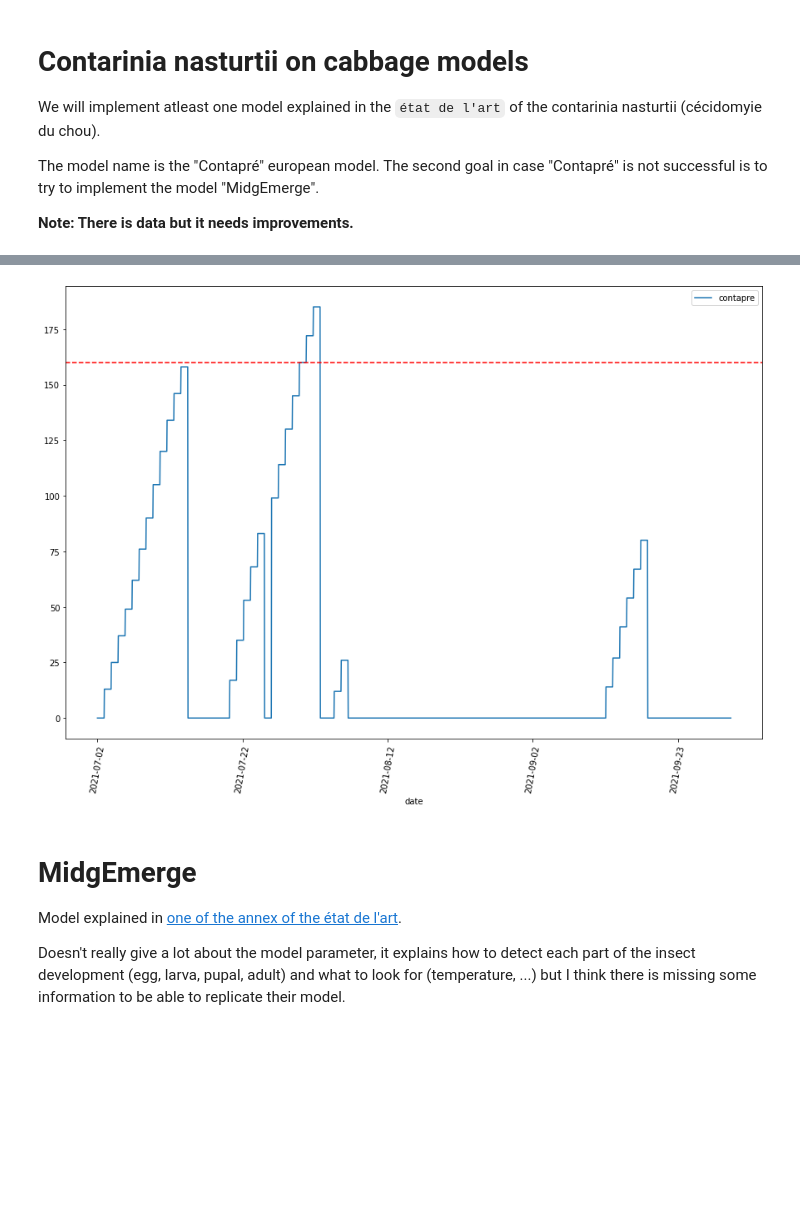
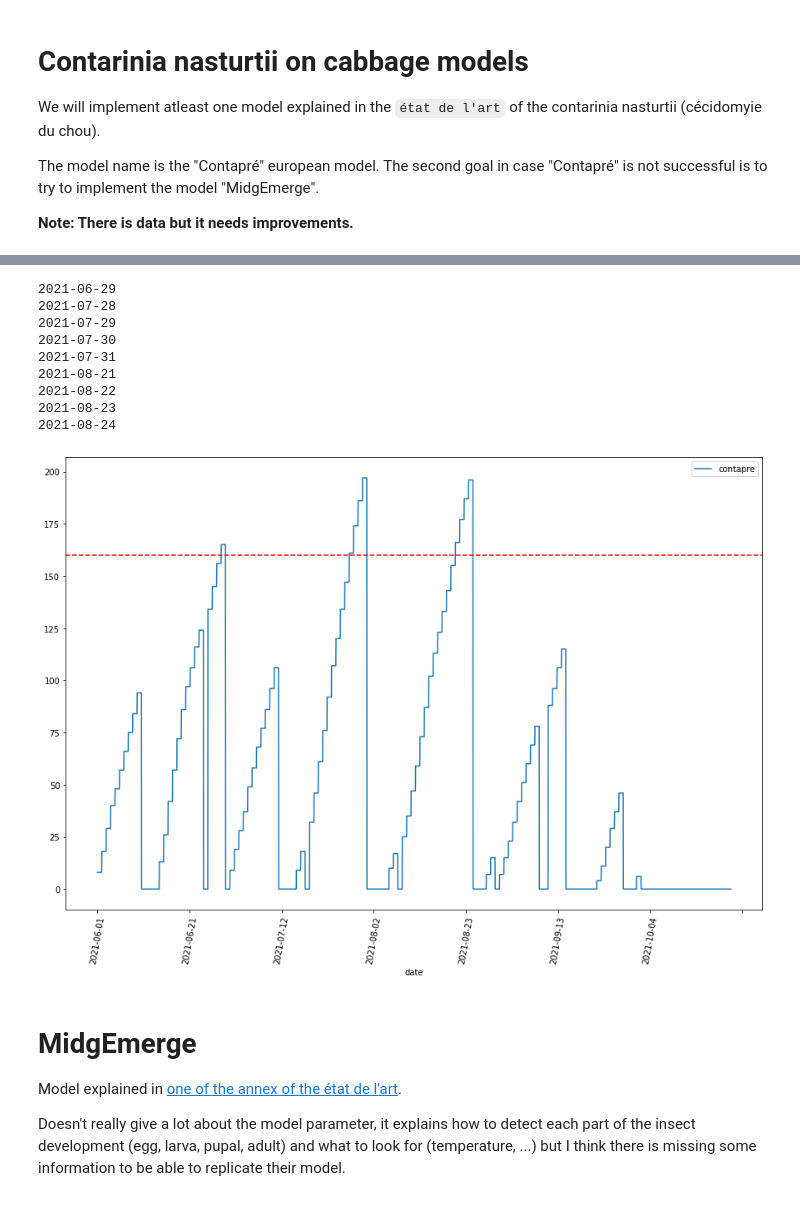
Before and after one commit to 3rtex/disease_models, a Jupyter notebook: cabbage/contarinia_nasturtii.ipynb, the cells around one changed output, grey strips where cells are left out. Cells and saved outputs as stored; diff of their text form; code cells hidden in the pictures; blank space fills up the shorter version.

Commit message:
Contapré: added conditions and test with Grangeneuve data (results are not that great); Botrytis: observation files; Jupyter installation document

```diff
--- a/cabbage/contarinia_nasturtii.ipynb
+++ b/cabbage/contarinia_nasturtii.ipynb
@@ -11,7 +11,8 @@ import numpy as np
 import matplotlib.pyplot as plt
 
 # Read excel or csv, sort data by date
-df = pd.read_excel("data_hammerli.xls", engine='xlrd')
+culture = "grangeneuve" # change between "grangeneuve" and "hammerli"
+df = pd.read_excel("data_{}.xls".format(culture), engine='xlrd')
 
 df.sort_values(by=["date"], ignore_index=True, inplace=True)
 
@@ -50,14 +55,32 @@ def check_precipitation(df, i):
     are atleast 11
     """
     mm = 0.0
-    for j in range(1, 3*24 + 1):
-        if i+j < len(df):
-            mm += df.at[i+j, 'precipitation_mm']
+    humidity_mean = 0.0
+    j = 0
+    for j in range(3 * 24):
+        if i + j < len(df):
+            mm += df.at[i + j, 'precipitation_mm']
+            humidity_mean += df.at[i + j, 'percent_humidity_avg']
         else:
             break
-        if mm >= 11:
-            return True
+    if mm > 11 or humidity_mean / (j + 1) > 75:
+        return True, mm
+    return False, mm
 
+
+def check_temperature(df, temp_col_name, i):
+    """
+    Check that the temperature of the next 2 days is over 15 degrees
+    """
+    total_dt = 0.0
+    j = 0
+    for j in range(2 * 24):
+        if i + j < len(df):
+            total_dt += df.at[i + j, temp_col_name + "_avg"]
+        else:
+            break
+    if total_dt / (j + 1) >= 15:
+        return True
 
     return False
 
@@ -82,41 +105,64 @@ def contapre(df):
     c_not_change = 0
 
     for i, row in df.iterrows():
         n += 1
-        total_dt += row['drybulb_temp_celsius_avg']
-        above20 = above20 or row['drybulb_temp_celsius_avg'] > 20
+
+        # grangeneuve has no drybulb data at the beginning
+        temp_col_name = 'drybulb_temp_celsius'
+        if pd.isna(row['drybulb_temp_celsius_avg']):
+            temp_col_name = 'air_temp_celsius'
+
+        total_dt += row[temp_col_name + "_avg"]
+        above20 = above20 or row[temp_col_name + "_max"] > 20
 
         # if end of the day
         if row['date'].endswith('23:00:00') or row['date'].endswith('23:00'):
 
-            if above20 and check_precipitation(df, i):
+            ok_humid, precipitations = check_precipitation(df, i)
+            if above20 and ok_humid and check_temperature(df, temp_col_name, i):
                 c += total_dt / n - t0
+
+                # if between 135 et 160 and there is 25 mm of precipitations
+                if c > 135 and c < 160 and precipitations > 25:
+                    c = 160
+
+                if c >= 160:
+                    print(row['date'].split(' ')[0])
                 df.at[i, 'contapre'] = c
-                df.loc[df['date'].str.startswith(row['date'].split(' ')[0]), [
-                    'contapre']] = df.at[i, 'contapre']  # update all rows of the day
+                df.loc[df['date'].str.startswith(
+                    row['date'].split(' ')[0]),
+                    ['contapre']] = df.at[i, 'contapre']  # update all rows of the day
             else:
                 c_not_change += 1
                 if c_not_change == 3:
                     c_not_change = 0
                     c = 0
 
             # prepare next day
             n = 0
             total_dt = 0
             above20 = False
 
 
 contapre(df)  # call model for df
 
 # Display results
 plot = df.plot(x="date", y="contapre", rot=80)
-xdate = [item.get_text()[:10]
-         for item in plot.get_xticklabels()]
+xdate = [item.get_text()[:10] for item in plot.get_xticklabels()]
 _ = plot.set_xticklabels(xdate)
 # there is risk of insects above the red line
 _ = plt.axhline(160, color='red', linestyle='--')
 # %% [output]
+2021-06-29
+2021-07-28
+2021-07-29
+2021-07-30
+2021-07-31
+2021-08-21
+2021-08-22
+2021-08-23
+2021-08-24
-[figure, old version]
+[figure, new version]
 # %% [markdown]
 # MidgEmerge
 
```
Also changed, not shown: parts of 3 cells of this notebook, 14 other files.
